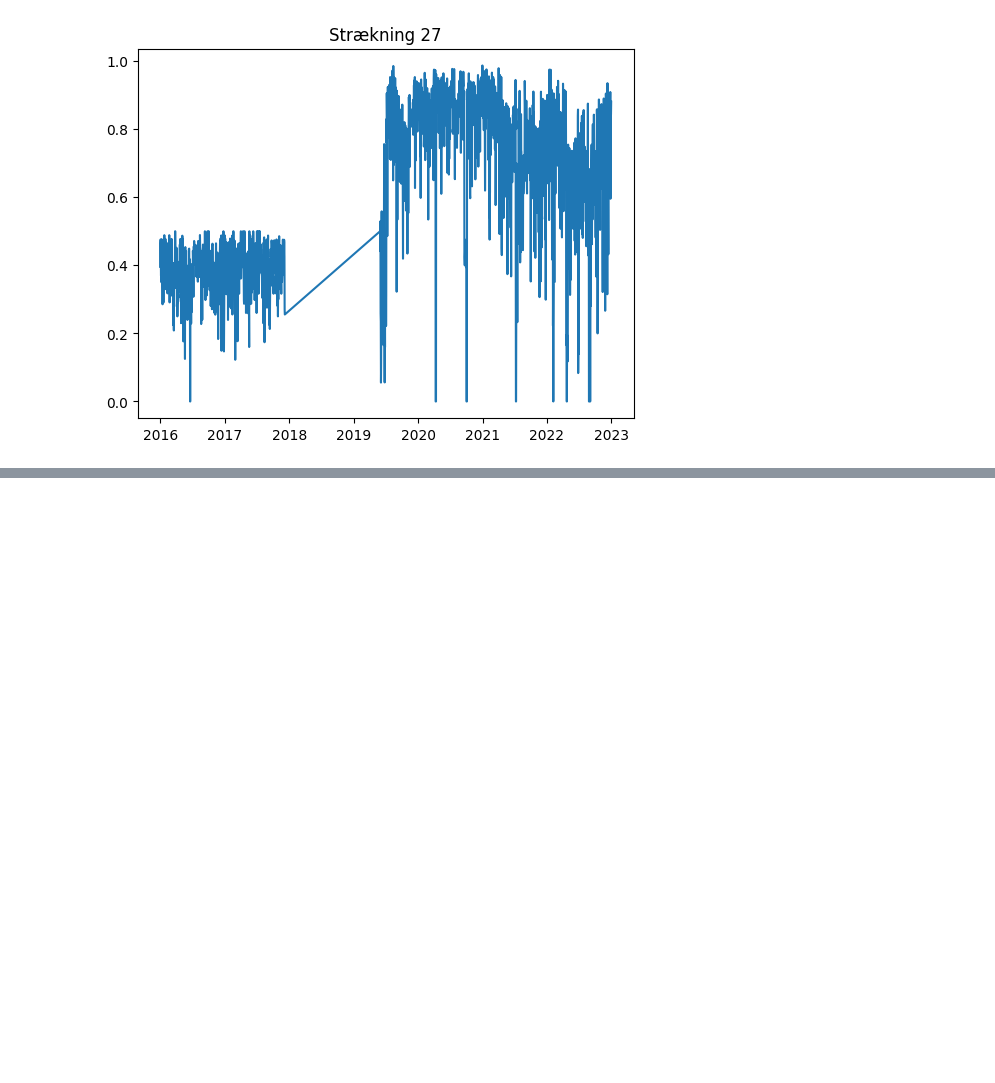
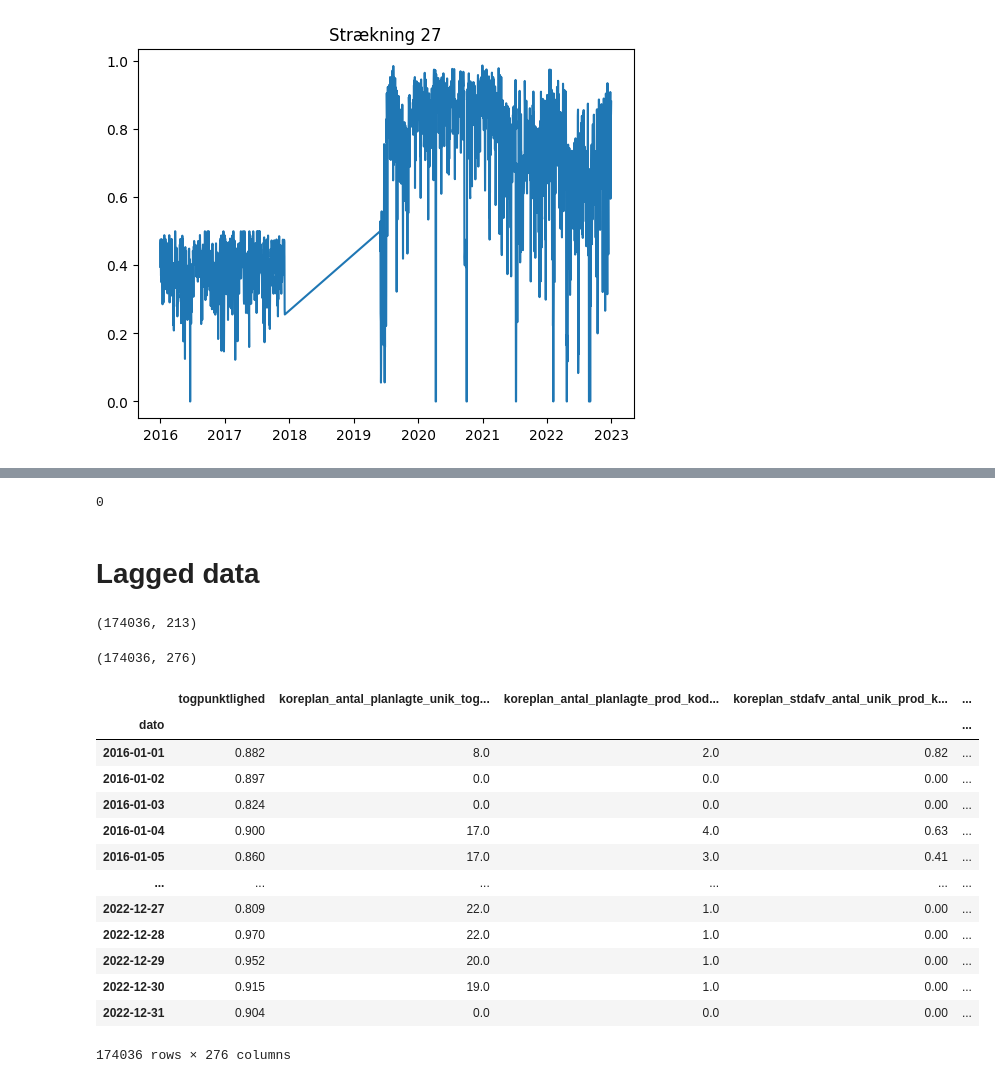
Before and after one commit to clarachristiansen/Bachelor_project, a Jupyter notebook: Data_cleaning.ipynb, the cells around one changed output, grey strips where cells are left out. Saved outputs shown, nothing was run; the diff lists cells and outputs as text; code cells hidden in the pictures; blank space fills up the shorter version.

```diff
--- a/Data_cleaning.ipynb
+++ b/Data_cleaning.ipynb
@@ -100,5 +106,11 @@ for strækning in [18, 25, 27]:
 # %%
-# Disse strækninger er udbydt?
+# Disse strækninger er udbydt? Ja
 # - strækning 1 i 2021 - væk.
 # - strækning 26
 # - strækning 28
+for strækning in [1, 26, 28]:
+    data = data[data['visualiseringskode'] != strækning]
+# Check if deleted:
+sum(data['visualiseringskode'] == 26)
+# %% [output]
+0
@@ -132,0 +117,2 @@ for strækning in [18, 25, 27]:
+# %% [markdown]
+# Lagged data
@@ -132,0 +140,25 @@ for strækning in [18, 25, 27]:
+# %%
+data.shape
+# %% [output]
+(174036, 213)
+# %%
+lagged_data.shape
+# %% [output]
+(174036, 276)
+# %%
+lagged_data
+# %% [output]
+|  | togpunktlighed | koreplan_antal_planlagte_unik_tog... | koreplan_antal_planlagte_prod_kod... | koreplan_stdafv_antal_unik_prod_k... | ... |
+| dato |  |  |  |  | ... |
+| 2016-01-01 | 0.882 | 8.0 | 2.0 | 0.82 | ... |
+| 2016-01-02 | 0.897 | 0.0 | 0.0 | 0.00 | ... |
+| 2016-01-03 | 0.824 | 0.0 | 0.0 | 0.00 | ... |
+| 2016-01-04 | 0.900 | 17.0 | 4.0 | 0.63 | ... |
+| 2016-01-05 | 0.860 | 17.0 | 3.0 | 0.41 | ... |
+| ... | ... | ... | ... | ... | ... |
+| 2022-12-27 | 0.809 | 22.0 | 1.0 | 0.00 | ... |
+| 2022-12-28 | 0.970 | 22.0 | 1.0 | 0.00 | ... |
+| 2022-12-29 | 0.952 | 20.0 | 1.0 | 0.00 | ... |
+| 2022-12-30 | 0.915 | 19.0 | 1.0 | 0.00 | ... |
+| 2022-12-31 | 0.904 | 0.0 | 0.0 | 0.00 | ... |
+174036 rows × 276 columns
```
Also changed, not shown: parts of 19 cells of this notebook.
